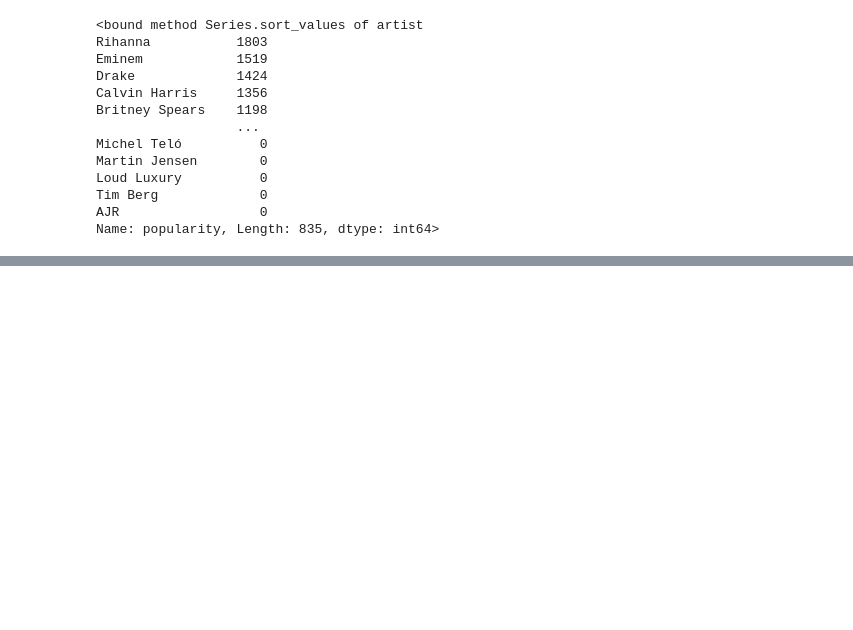
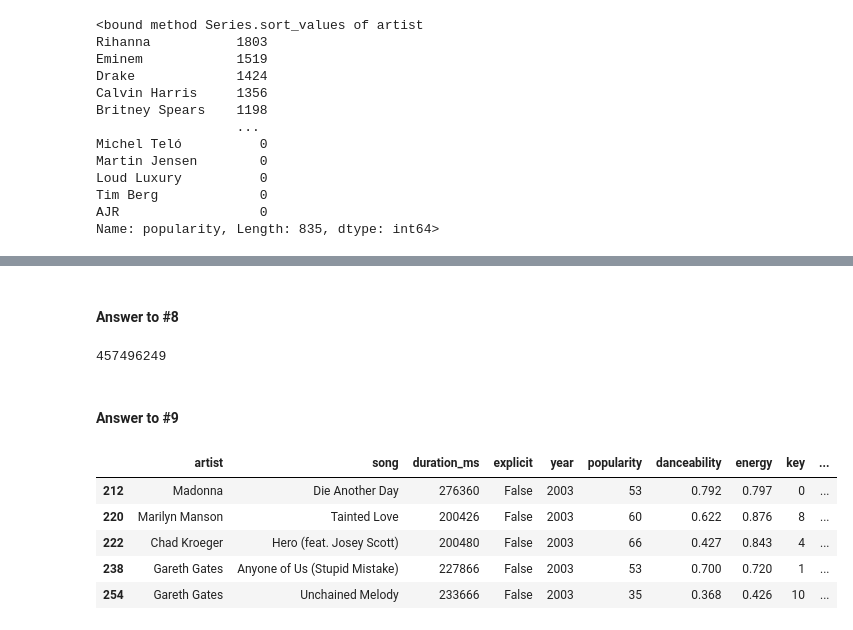
Before and after one commit to stanliu08/Stanley-EY-Azure-Data-Engineering, a Jupyter notebook: Python/Exam1 Resources/Week1_Exam_applied.ipynb, the cells around one changed output, grey strips where cells are left out. Cells and saved outputs as stored; diff of their text form; code cells hidden in the pictures; blank space fills up the shorter version.

```diff
--- a/Python/Exam1 Resources/Week1_Exam_applied.ipynb
+++ b/Python/Exam1 Resources/Week1_Exam_applied.ipynb
@@ -249,0 +292,22 @@ Name: popularity, Length: 835, dtype: int64>
+# %% [markdown]
+#### Answer to #8
+# %%
+# gets the sum of the duration_ms column
+all_songs_length = df["duration_ms"].sum()
+print(all_songs_length)
+# total duration of all songs is 457496249 ms
+# %% [output]
+457496249
+# %% [markdown]
+#### Answer to #9
+# %%
+# songs_2003 holds all rows where the year is 2003
+song_2003 = df.loc[df["year"] == 2003]
+song_2003.head()
+# %% [output]
+|  | artist | song | duration_ms | explicit | year | popularity | danceability | energy | key | ... |
+| 212 | Madonna | Die Another Day | 276360 | False | 2003 | 53 | 0.792 | 0.797 | 0 | ... |
+| 220 | Marilyn Manson | Tainted Love | 200426 | False | 2003 | 60 | 0.622 | 0.876 | 8 | ... |
+| 222 | Chad Kroeger | Hero (feat. Josey Scott) | 200480 | False | 2003 | 66 | 0.427 | 0.843 | 4 | ... |
+| 238 | Gareth Gates | Anyone of Us (Stupid Mistake) | 227866 | False | 2003 | 53 | 0.700 | 0.720 | 1 | ... |
+| 254 | Gareth Gates | Unchained Melody | 233666 | False | 2003 | 35 | 0.368 | 0.426 | 10 | ... |
```
Also changed, not shown: parts of 4 cells of this notebook.
